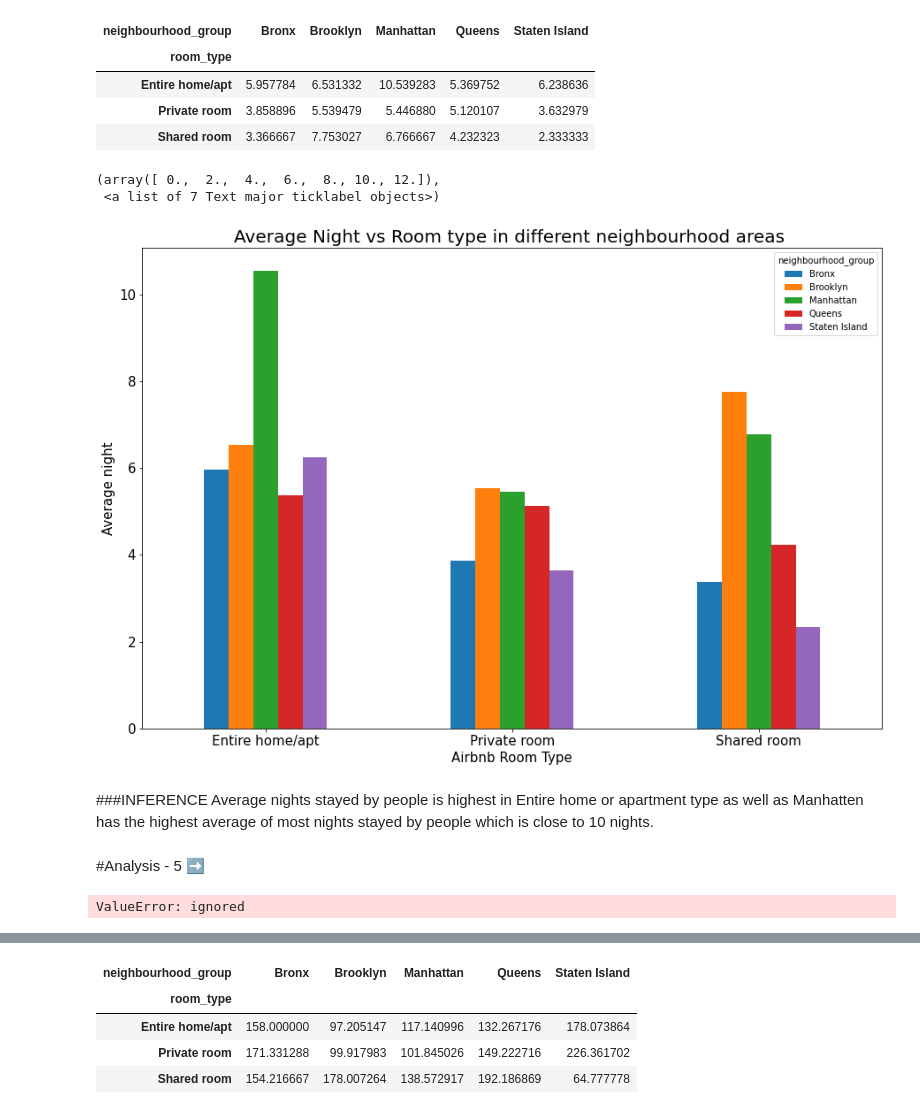
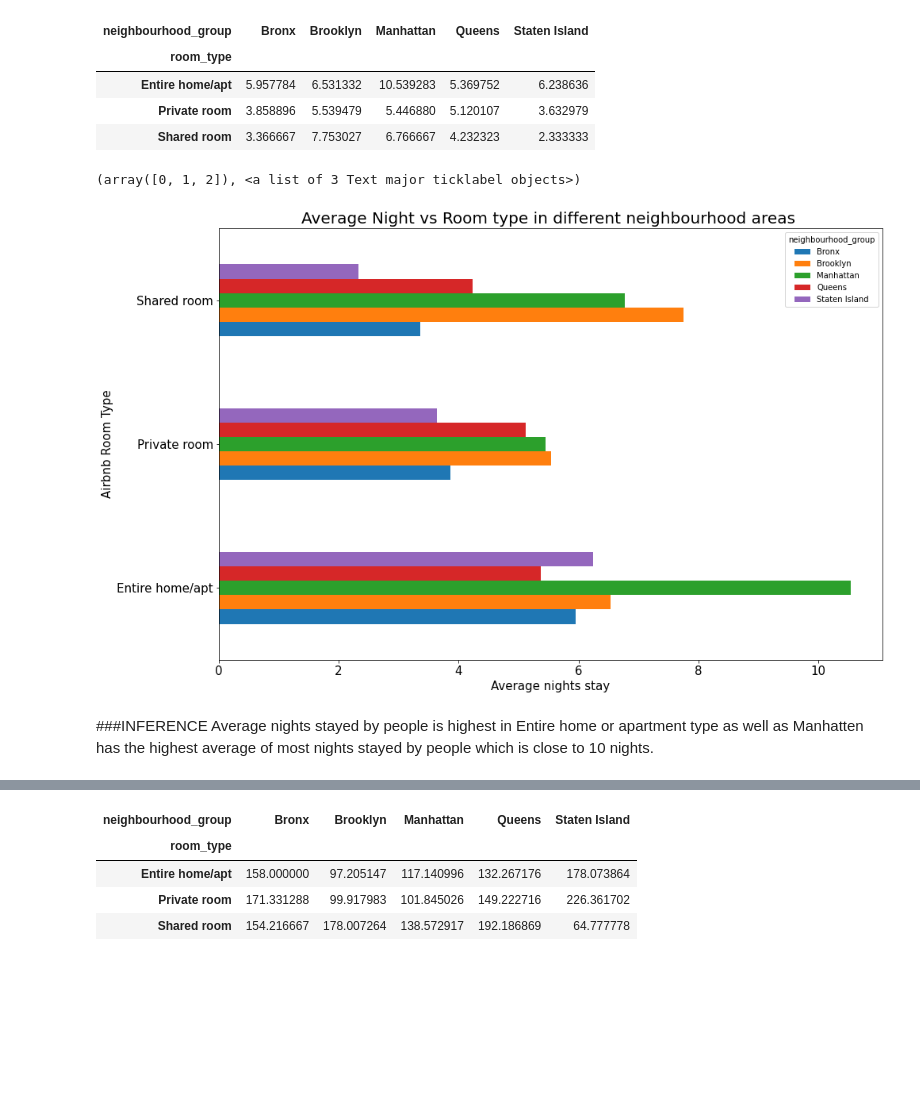
Before and after one commit to shubhamjangid510/EDA-Capstone-Airbnb-Analysis, a Jupyter notebook: Airbnb_Bookings_Analysis_Capstone_Project.ipynb, the cells around one changed output, grey strips where cells are left out. Drawn from its saved outputs; the diff is of its cells as text; code cells hidden in the pictures; blank space fills up the shorter version.

```diff
--- a/Airbnb_Bookings_Analysis_Capstone_Project.ipynb
+++ b/Airbnb_Bookings_Analysis_Capstone_Project.ipynb
@@ -232,0 +276,4 @@ Here we can see from the above graph that the average price of Entire home or ap
+# %%
+#setting figure size for seaborn visualizations.
+sns.set(rc={'figure.figsize':(10,8)})
+sns.set_style('white')
@@ -310,25 +393,16 @@ night_room_neighbourhood
 # %%
 #plotting the graph
 plt.rcParams['figure.figsize']=(15,10)
-night_room_neighbourhood.plot(kind='bar')
+night_room_neighbourhood.plot(kind='barh')
 plt.title("Average Night vs Room type in different neighbourhood areas ",fontsize=20)
-plt.xlabel("Airbnb Room Type",fontsize=15)
+plt.xlabel("Average nights stay",fontsize=15)
 plt.xticks(fontsize = 15)
-plt.ylabel("Average night",fontsize=15)
+plt.ylabel("Airbnb Room Type",fontsize=15)
 plt.xticks(rotation=360)
 plt.yticks(fontsize = 15)
 # %% [output]
-(array([ 0.,  2.,  4.,  6.,  8., 10., 12.]),
- <a list of 7 Text major ticklabel objects>)
+(array([0, 1, 2]), <a list of 3 Text major ticklabel objects>)
-[figure, old version]
+[figure, new version]
 # %% [markdown]
 ###INFERENCE
 Average nights stayed by people is highest in Entire home or apartment type as well as Manhatten has the highest average of most nights stayed by people which is close to 10 nights.
-# %% [markdown]
-#Analysis - 5 ➡
-# %%
-df['availability_full_year']=df.loc[df['availability_365']==365]
-# df[df['name']!='-']
-df.tail()
-# %% [output]
-ValueError: ignored
```
Also changed, not shown: parts of 20 cells of this notebook.
